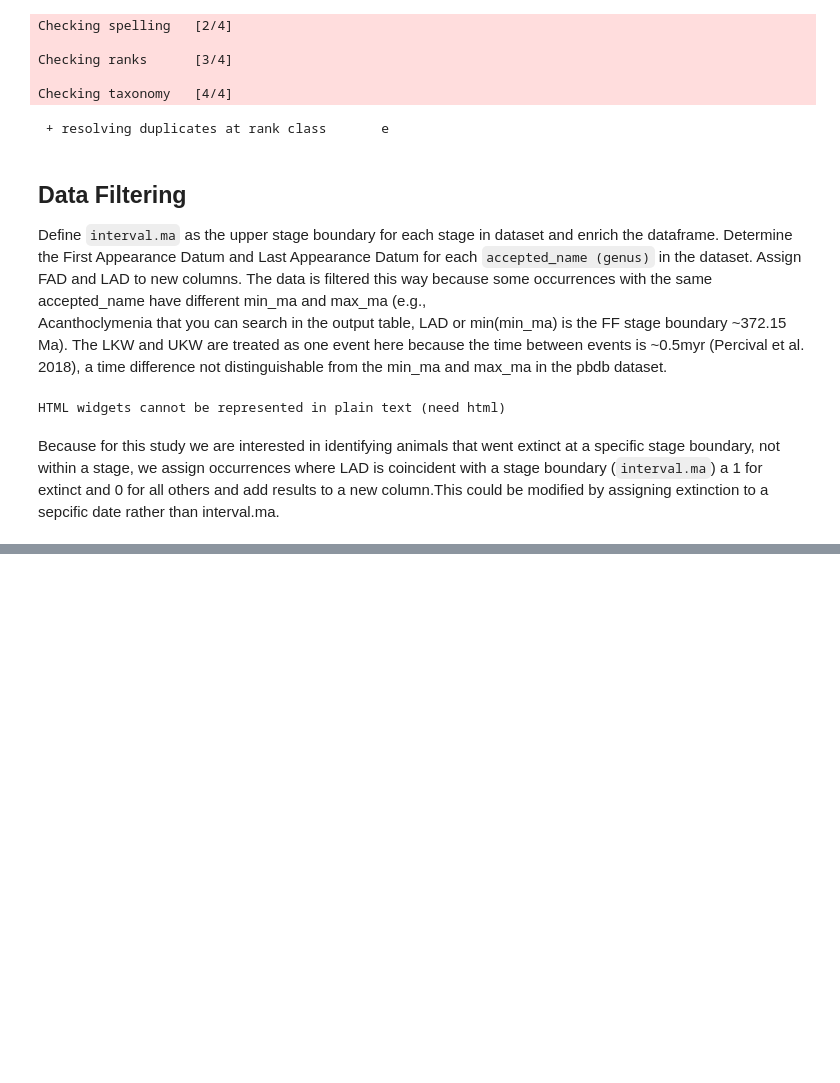
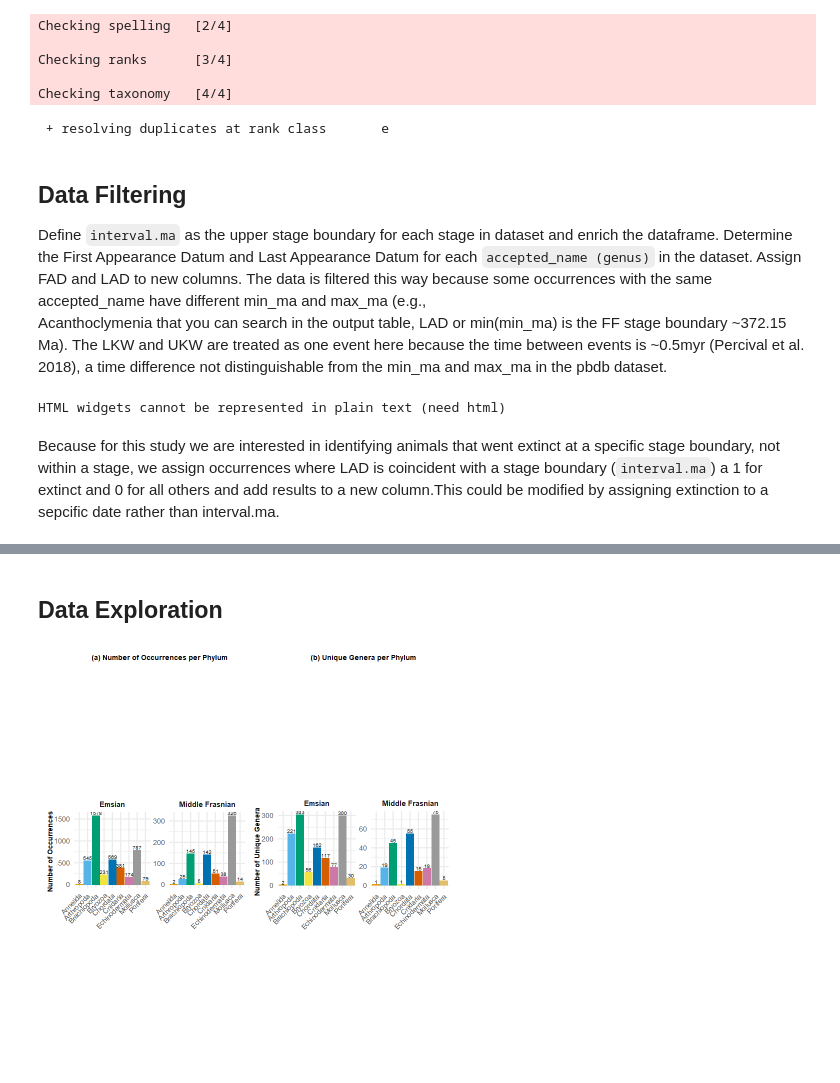
Before and after one commit to aprow620/Latitudinal_Extinction_Gradients, a Jupyter notebook: src/index.ipynb, the cells around one changed output, grey strips where cells are left out. Saved outputs shown, nothing was run; the diff lists cells and outputs as text; code cells hidden in the pictures; blank space fills up the shorter version.

```diff
--- a/src/index.ipynb
+++ b/src/index.ipynb
@@ -331,0 +545,8 @@ sepcific date rather than interval.ma.
+# %%
+# Select variables.
+pbdb.2stage <- pbdb.2stage %>%
+  select(any_of(c("early_interval","interval.ma","occurrence_no","fad","lad",
+                  "accepted_name","lat","long","ex","phylum","class","family",
+                  "paleolat","paleolng","collection_no","environment")))
+# %% [markdown]
+## Data Exploration
@@ -331,0 +577,38 @@ sepcific date rather than interval.ma.
+# %%
+#| include: false
+#Plot number of unique genera per phyla.
+stage_genus_counts <- pbdb.2stage %>%
+  distinct(phylum, accepted_name, early_interval) %>%
+  group_by(phylum, early_interval) %>%
+  summarise(n = n(), .groups = "drop")
+
+stage_interval_genus_occurrences <- stage_genus_counts %>%
+  ggplot(aes(x = phylum, y = n, fill = phylum)) +
+  geom_bar(stat = "identity") +
+  geom_text(aes(label = n), vjust = -0.2, size = 2) +
+  labs(x = NULL, y = "Number of Unique Genera") +
+  ggtitle("Unique Genera per Phylum per Stage") +
+  # scale_fill_brewer(palette = okabe_ito_10) +
+  scale_fill_manual(values = okabe_ito_10)+
+  facet_wrap(~ early_interval, scales = "free_y") +
+  theme_minimal() +
+  theme(
+    plot.title = element_text(hjust = 0.5, size = 8, face = "bold"),
+    axis.title = element_text(size = 8, face = "bold"),
+    axis.text = element_text(size = 8),
+    axis.text.x = element_text(angle = 45, hjust = 1),
+    strip.text = element_text(face = "bold"),
+    legend.position = "none",
+    aspect.ratio = 1
+  )
+# %%
+# Combine plots with panel labels
+
+raw_occurences<- (stage_interval_occurrences +
+   ggtitle("(a) Number of Occurrences per Phylum"))+
+(stage_interval_genus_occurrences +
+   ggtitle("(b) Unique Genera per Phylum"))
+
+raw_occurences
+# %% [output]
+[figure, added]
```
Also changed, not shown: parts of 23 cells of this notebook, 15 other files.
